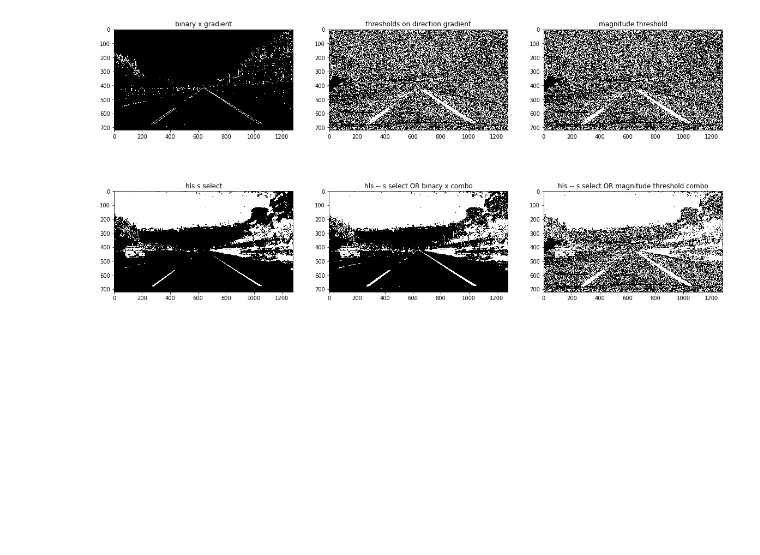
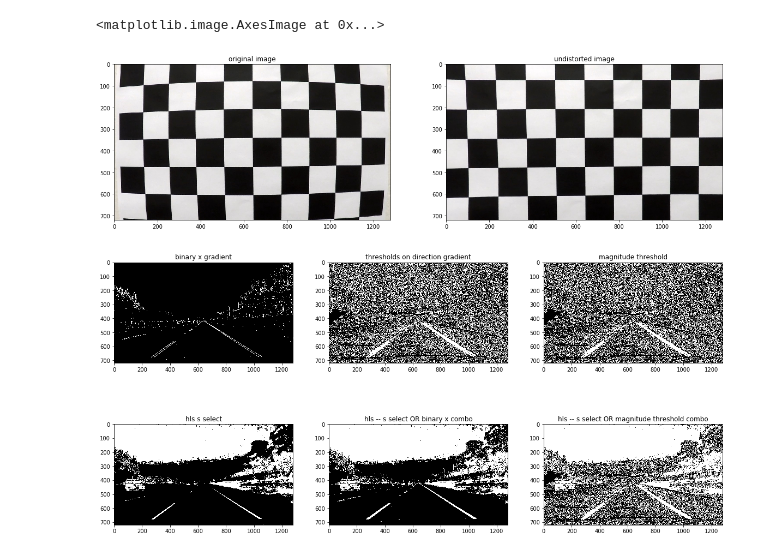
Before and after one commit to vengalraoguttha/CarND-Advanced-Lane-Lines, a Jupyter notebook: Advanced Lane Finding.ipynb, the cells around one changed output. Cells and saved outputs as stored; diff of their text form; code cells hidden in the pictures; blank space fills up the shorter version.

```diff
--- a/Advanced Lane Finding.ipynb
+++ b/Advanced Lane Finding.ipynb
@@ -22,5 +22,3 @@ for image in images:
     if ret == True:
         image_pts.append(corners)
         object_pts.append(objpts)
-any = plt.imread(images[0])
-ret, mtx, dist, rvecs, tvecs = cv2.calibrateCamera(object_pts, image_pts, (nx,ny), None, None)
@@ -32,3 +25,20 @@ def undistort(img):
+# %%
+# undistort image
+def undistort(img):
+    ret, mtx, dist, rvecs, tvecs = cv2.calibrateCamera(object_pts, image_pts, img.shape[1:], None, None)
+    undist = cv2.undistort(img, mtx, dist, None, mtx)
+    return undist
+
+distorted = mpimg.imread('camera_cal/calibration1.jpg')
+f, (ax1, ax2) = plt.subplots(1, 2, figsize=(20,10))
+ax1.set_title('original image')
+ax1.imshow(distorted,cmap='gray')
+ax2.set_title('undistorted image')
+ax2.imshow(undistort(distorted),cmap='gray')
+plt.savefig('output_images/threshold_cases.jpg')
+# %% [output]
+<matplotlib.image.AxesImage at 0x...>
+[figure, added]
 # %%
 # Use color transforms, gradients, etc., to create a thresholded binary image.
 def sobel(img, direction, ksize): # grayscale image
```
Also changed, not shown: parts of 1 cell of this notebook, 2 other files.
